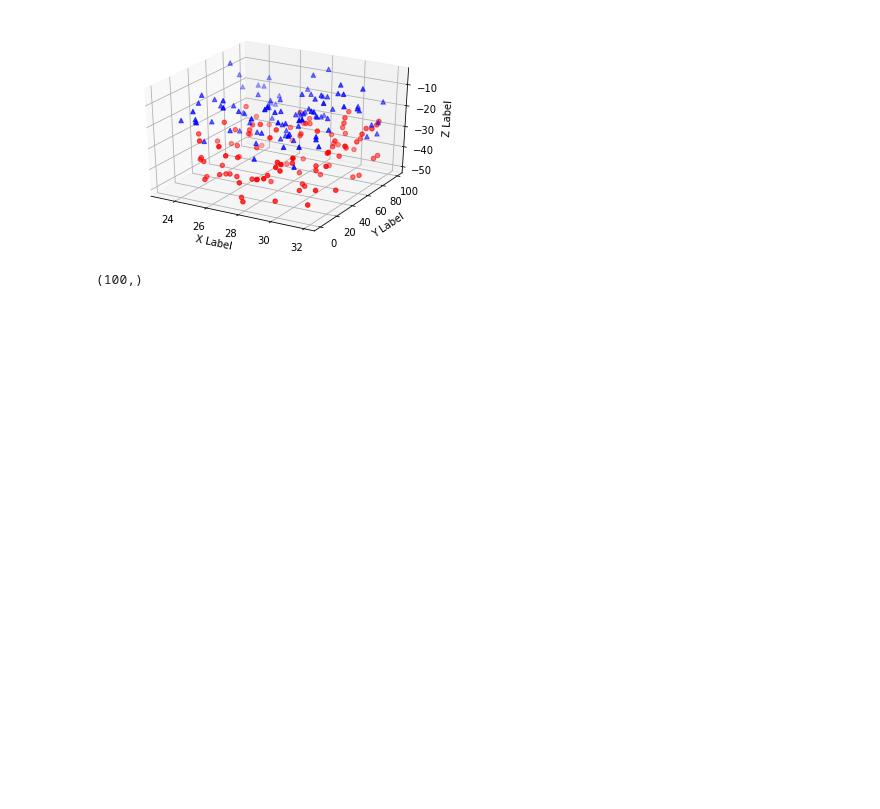
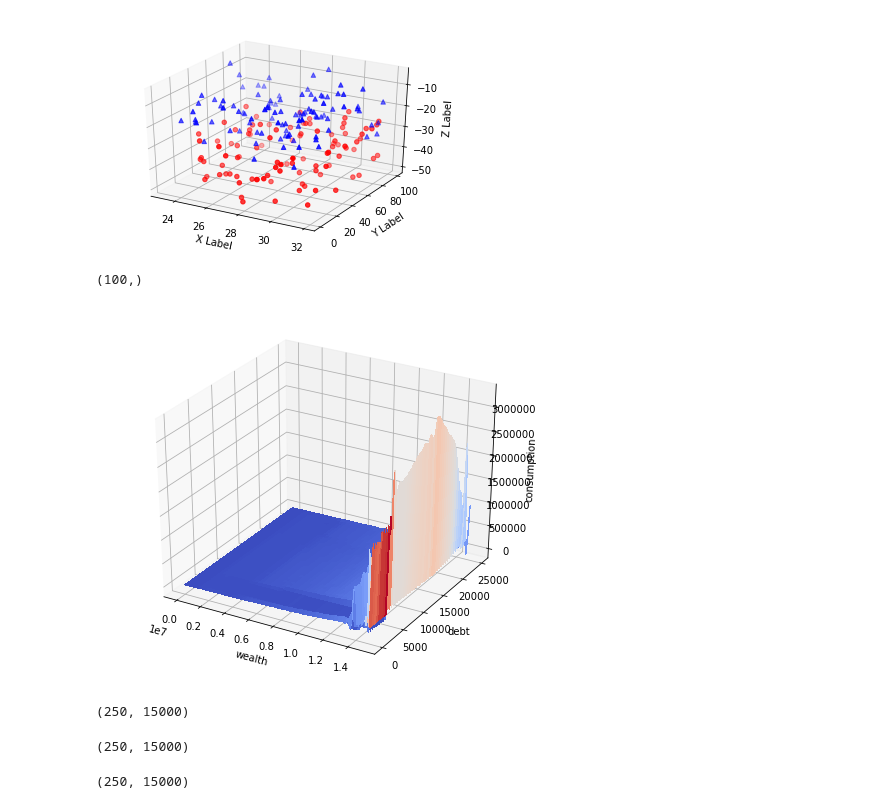
Before and after one commit to Quintus-Zhang/Tracer, a Jupyter notebook: interpolation.ipynb, the cells around one changed output. Cells and saved outputs as stored; diff of their text form; code cells hidden in the pictures; blank space fills up the shorter version.

Commit message:
check the shape of the consumption function of COH an D
Former-commit-id: 14e1f1bcc21ee918bcf2c4d0f65f8f8a0446089c

```diff
--- a/interpolation.ipynb
+++ b/interpolation.ipynb
@@ -57,0 +70,40 @@ xs.shape
+# %%
+results_dir_path = '/Users/Quintus/Google Drive/Dynamic Programming/code/results/'
+c_func_fp = os.path.join(results_dir_path, 'c_func.pkl')
+p_func_fp = os.path.join(results_dir_path, 'p_func.pkl')
+v_func_fp = os.path.join(results_dir_path, 'v_func.pkl')
+# %%
+with open(c_func_fp, 'rb') as f:
+    c = pickle.load(f)
+# %%
+grid_w = np.linspace(LOWER_BOUND_W, UPPER_BOUND_W, N_W)
+grid_d = np.linspace(LOWER_BOUND_D, UPPER_BOUND_D, N_D)
+
+spline = RectBivariateSpline(grid_w, grid_d, c[20].T)
+
+sample_w = np.arange(1, UPPER_BOUND_W, 1000)
+sample_d = np.arange(1, UPPER_BOUND_D, 100)
+
+
+fig = plt.figure(figsize=(6,5))
+ax = Axes3D(fig)
+w, d = np.meshgrid(sample_w, sample_d)
+ax.plot_surface(w, d, spline(sample_w, sample_d).T, cmap='coolwarm', linewidth=0, antialiased=False)
+ax.set_xlabel('wealth')
+ax.set_ylabel('debt')
+ax.set_zlabel('consumption')
+plt.show()
+# %% [output]
+[figure, added]
+# %%
+w.shape
+# %% [output]
+(250, 15000)
+# %%
+d.shape
+# %% [output]
+(250, 15000)
+# %%
+spline(sample_w, sample_d).T.shape
+# %% [output]
+(250, 15000)
```
Also changed, not shown: parts of 1 cell of this notebook, 1 other file.
